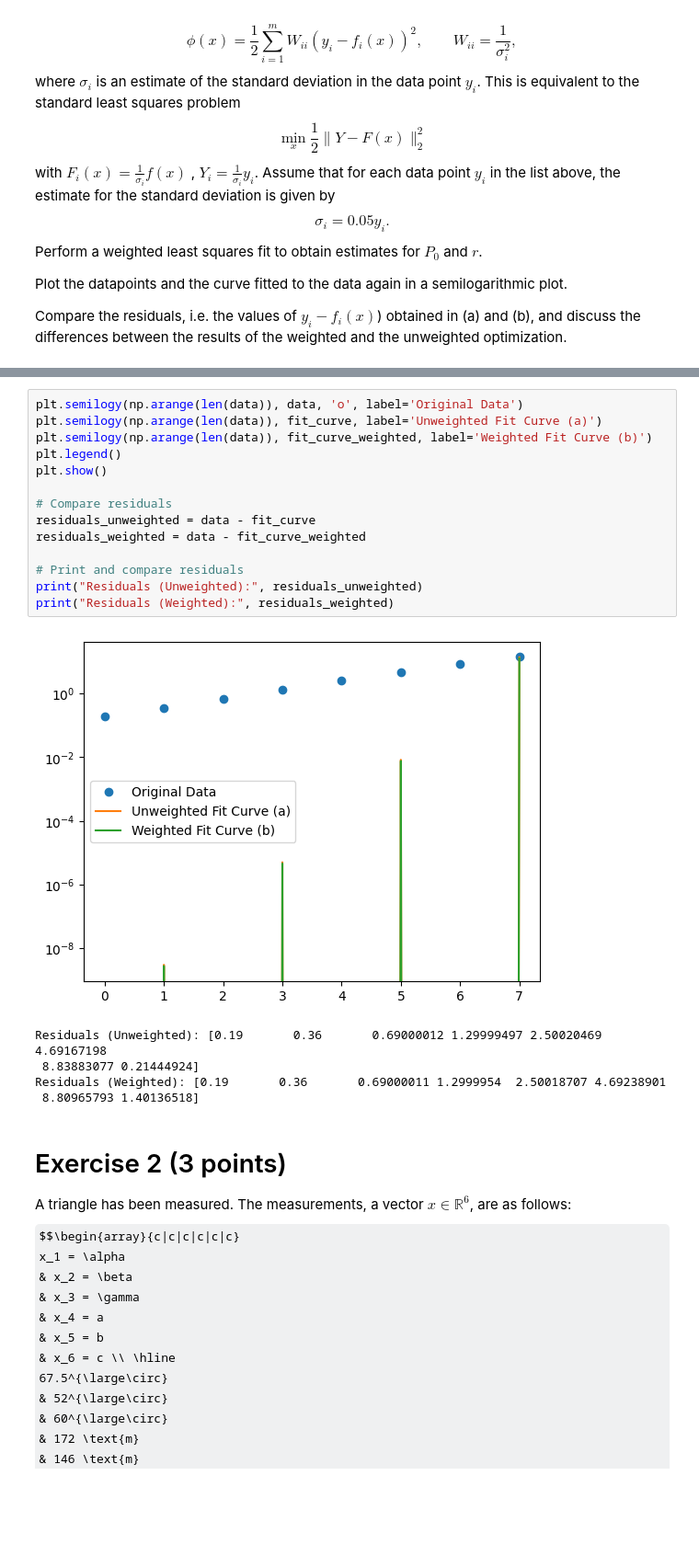
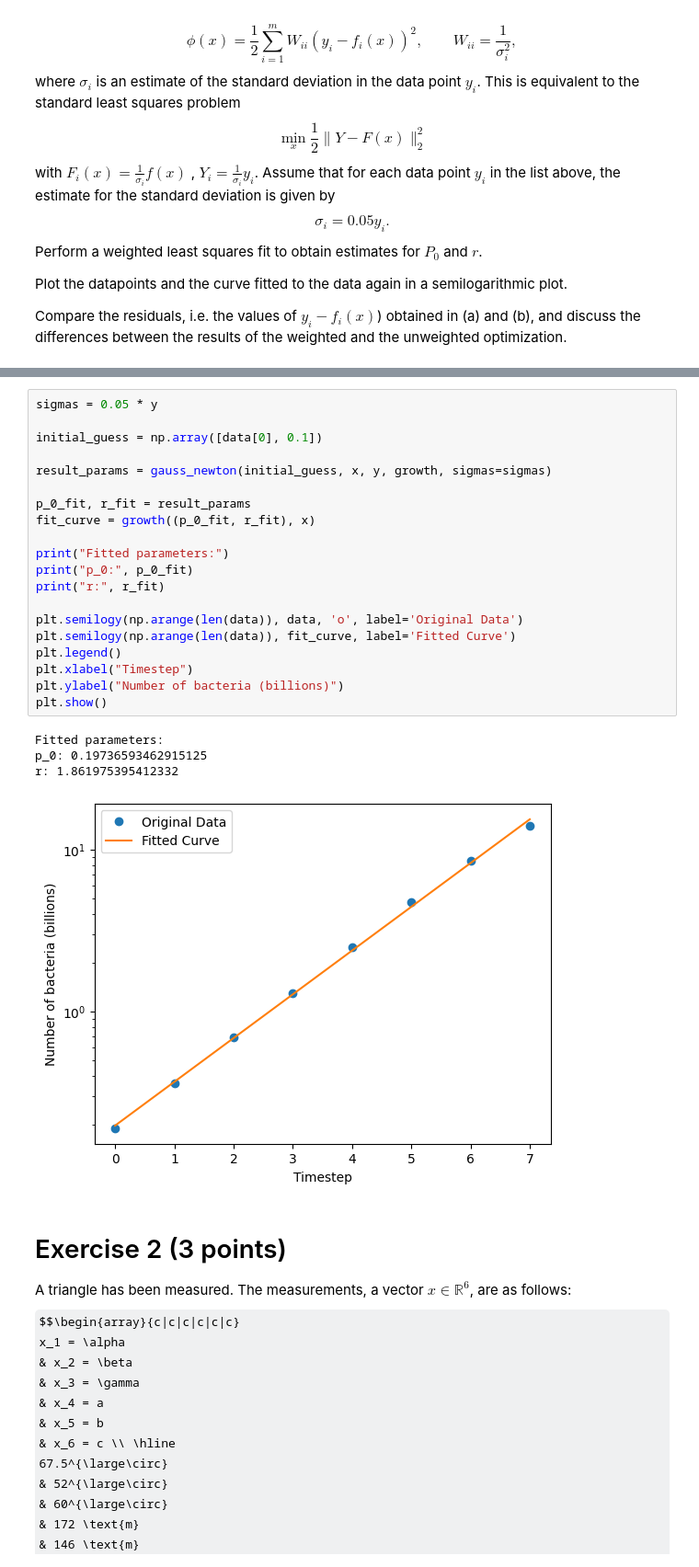
Before and after one commit to koenweverink/numericalAlgorithms, a Jupyter notebook: hw5_2023.ipynb, the cells around one changed output, grey strips where cells are left out. Shown: that part at 92% size. Saved outputs shown, nothing was run; the diff lists cells and outputs as text; some formulas as TeX source; blank space fills up the shorter version.

```diff
--- a/hw5_2023.ipynb
+++ b/hw5_2023.ipynb
@@ -162,23 +169,28 @@ plt.semilogy(np.arange(len(data)), fit_curve_weighted, label='Weighted Fit Curve
-# %%
-plt.semilogy(np.arange(len(data)), data, 'o', label='Original Data')
-plt.semilogy(np.arange(len(data)), fit_curve, label='Unweighted Fit Curve (a)')
-plt.semilogy(np.arange(len(data)), fit_curve_weighted, label='Weighted Fit Curve (b)')
-plt.legend()
-plt.show()
-
-# Compare residuals
-residuals_unweighted = data - fit_curve
-residuals_weighted = data - fit_curve_weighted
-
-# Print and compare residuals
-print("Residuals (Unweighted):", residuals_unweighted)
-print("Residuals (Weighted):", residuals_weighted)
-# %% [output]
-[figure, removed]
-Residuals (Unweighted): [0.19       0.36       0.69000012 1.29999497 2.50020469 4.69167198
- 8.83883077 0.21444924]
-Residuals (Weighted): [0.19       0.36       0.69000011 1.2999954  2.50018707 4.69238901
- 8.80965793 1.40136518]
+# %%
+sigmas = 0.05 * y
+
+initial_guess = np.array([data[0], 0.1])
+
+result_params = gauss_newton(initial_guess, x, y, growth, sigmas=sigmas)
+
+p_0_fit, r_fit = result_params
+fit_curve = growth((p_0_fit, r_fit), x)
+
+print("Fitted parameters:")
+print("p_0:", p_0_fit)
+print("r:", r_fit)
+
+plt.semilogy(np.arange(len(data)), data, 'o', label='Original Data')
+plt.semilogy(np.arange(len(data)), fit_curve, label='Fitted Curve')
+plt.legend()
+plt.xlabel("Timestep")
+plt.ylabel("Number of bacteria (billions)")
+plt.show()
+# %% [output]
+Fitted parameters:
+p_0: 0.19736593462915125
+r: 1.861975395412332
+[figure, added]
 # %% [markdown]
 # Exercise 2 (3 points)
 A triangle has been measured. The measurements, a vector $x \in \mathbb{R}^6$, are as follows:
```
Also changed, not shown: parts of 9 cells of this notebook.
